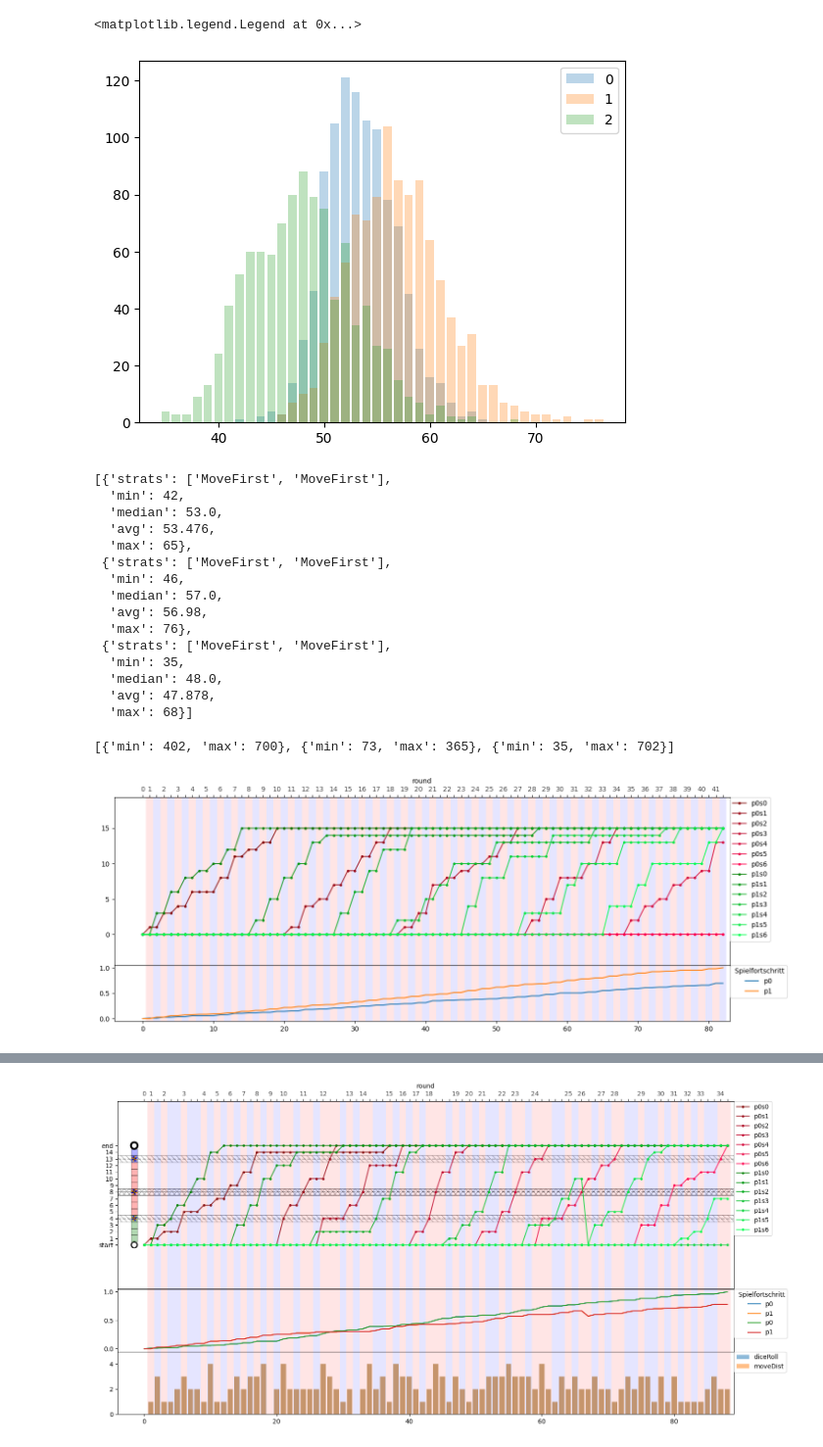
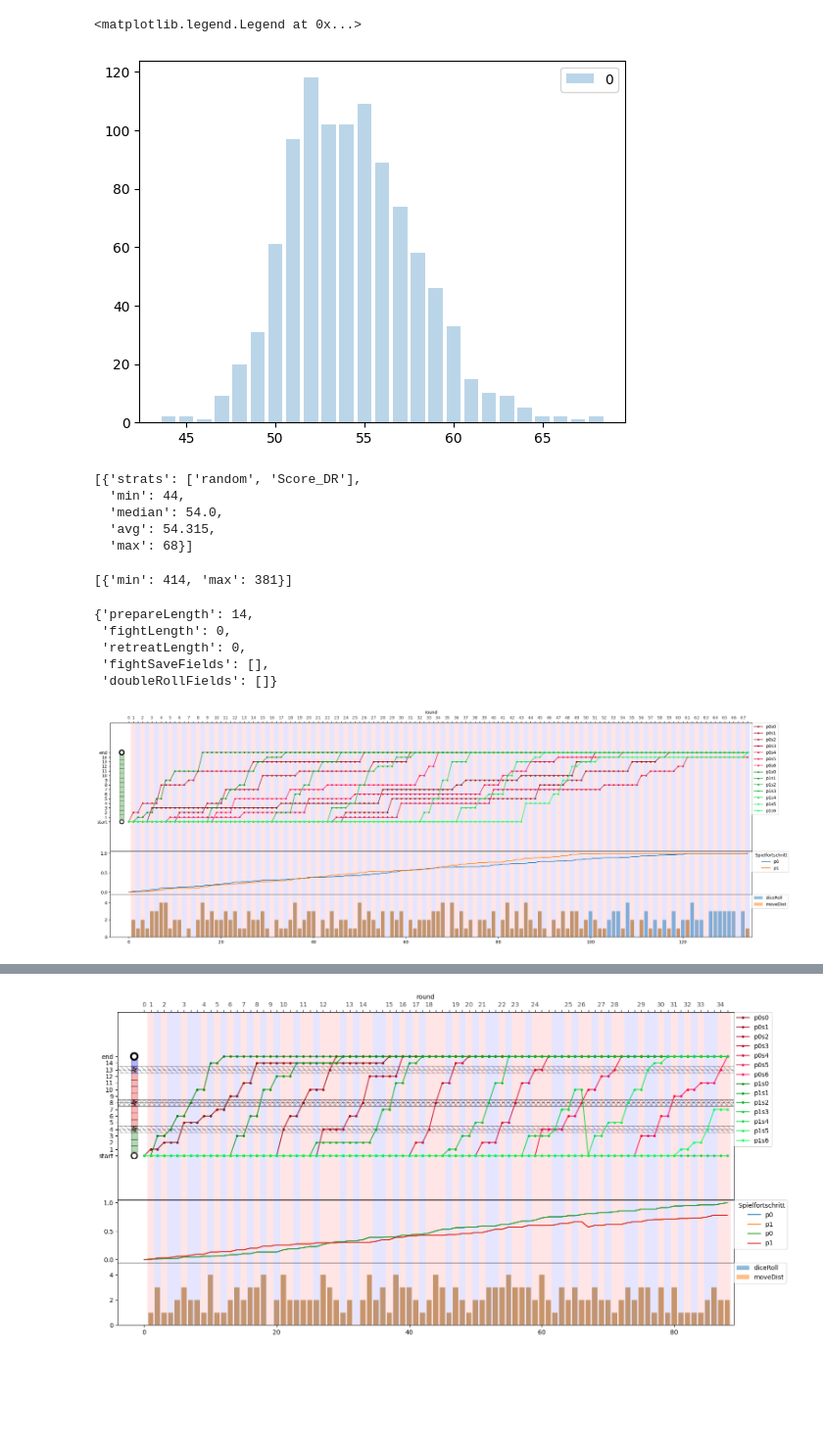
Before and after one commit to LukasWallisch/game-ur-analysis, a Jupyter notebook: src/tmp.ipynb, the cells around one changed output, grey strips where cells are left out. Shown at 98% size. Saved outputs shown, nothing was run; the diff lists cells and outputs as text; code cells hidden in the pictures; blank space fills up the shorter version.

```diff
--- a/src/tmp.ipynb
+++ b/src/tmp.ipynb
@@ -48,9 +48,9 @@ gs1 = GameSettings([p1, p2], md2, 4, 8, 2, [8], [4, 8, 13])
 #                    Dice.MultiD2Dice(4), 14, 0, 0, [], []) for s1 in strategies for s0 in strategies]
 
 
-gs = [GameSettings([Player(0, 7, Strategies.MoveFirstStrategy()), Player(1, 7, Strategies.MoveFirstStrategy())], Dice.MultiD2Dice(4), 14, 0, 0, [], []),
-      GameSettings([Player(0, 7, Strategies.MoveFirstStrategy()), Player(1, 7, Strategies.MoveFirstStrategy())], Dice.MultiD2Dice(4), 4, 8, 2, [], []),
-      GameSettings([Player(0, 7, Strategies.MoveFirstStrategy()), Player(1, 7, Strategies.MoveFirstStrategy())], Dice.MultiD2Dice(4), 4, 8, 2, [8], [4,8,13]),
+gs = [GameSettings([Player(0, 7, Strategies.RandomStrategy()), Player(1, 7, Strategies.ScoreThrowOpponentStrategy())], Dice.MultiD2Dice(4), 4, 8, 2, [8], [4, 8, 13]),
+      # GameSettings([Player(0, 7, Strategies.MoveFirstStrategy()), Player(1, 7, Strategies.MoveFirstStrategy())], Dice.MultiD2Dice(4), 4, 8, 2, [], []),
+      # GameSettings([Player(0, 7, Strategies.MoveFirstStrategy()), Player(1, 7, Strategies.MoveFirstStrategy())], Dice.MultiD2Dice(4), 4, 8, 2, [8], [4,8,13]),
 ]
 
 # gs = [GameSettings([Player(0, 7, Strategies.MoveFirstStrategy()), Player(1, 7, Strategies.MoveFirstStrategy())], Dice.MultiD2Dice(4), 4, 8, 2, [8], [4,8,13]),
@@ -85,5 +85,5 @@ g.getStonesHistory()
  'dice': <src.gameSimulation.Dice.MultiD2Dice at 0x...>,
  'gameSettings': <src.gameSimulation.GameSettings.GameSettings at 0x...>}
 # %%
-h=Multirun.multirun(10000,1,gs)
+h=Multirun.multirun(1000,1,gs,False)
 # %% [output]
@@ -130,5 +116,5 @@ gl
 # %%
-gl = [[x["gameLength"] for x in h_] for h_ in h]
+gl = [[x["gameLength"] for x in h_["history"]] for h_ in h]
 gl_stacked = [[(i,gl_.count(i)) for i in range(np.min(gl_),np.max(gl_)+1)] for gl_ in gl]
 
 gl_stacked
@@ -160,24 +146,14 @@ for i,gl_stacked_ in enumerate(gl_stacked):
 plt.legend()
 # %% [output]
 <matplotlib.legend.Legend at 0x...>
-[figure, old version]
+[figure, new version]
 # %%
 [{"strats":[s.getName() for s in gs[i].getStrategies()],"min":np.min(gl_),"median":np.median(gl_),"avg":np.average(gl_),"max":np.max(gl_)} for i,gl_ in enumerate(gl)]
 # %% [output]
-[{'strats': ['MoveFirst', 'MoveFirst'],
-  'min': 42,
-  'median': 53.0,
-  'avg': 53.476,
-  'max': 65},
- {'strats': ['MoveFirst', 'MoveFirst'],
-  'min': 46,
-  'median': 57.0,
-  'avg': 56.98,
-  'max': 76},
- {'strats': ['MoveFirst', 'MoveFirst'],
-  'min': 35,
-  'median': 48.0,
-  'avg': 47.878,
+[{'strats': ['random', 'Score_DR'],
+  'min': 44,
+  'median': 54.0,
+  'avg': 54.315,
   'max': 68}]
 # %%
 
@@ -186,10 +162,10 @@ interestingGames= [{"min": gl_.index(np.min(gl_)),
  "max": gl_.index(np.max(gl_))} for gl_ in gl]
 interestingGames
 # %% [output]
-[{'min': 402, 'max': 700}, {'min': 73, 'max': 365}, {'min': 35, 'max': 702}]
+[{'min': 414, 'max': 381}]
 # %%
 
-def drawGame(currGame, singleGraph=False, showDiceRoll=True, showProgress=True):
+def drawGame(currGame,gs:GameSettings, singleGraph=False, showDiceRoll=True, showProgress=True):
     stepWidth = 0.2
     stepLineOcc = 0.1
 
@@ -213,10 +189,9 @@ def drawGame(currGame, singleGraph=False, showDiceRoll=True, showProgress=True):
 
     for a in ax[:-2]:
 
-        gbd.makeGameboardDisplay( a,
-            *list(currGame["gameSettings"].getFieldsSettings().values()), xoff=2)
+        gbd.makeGameboardDisplay( a, *list(gs.getFieldsSettings().values()), xoff=2)
         a.set_yticks(range(0, 16), ["start"]+list(range(1, 15))+["end"])
-        for drf in currGame["gameSettings"].getDoubleRollFields():
+        for drf in gs.getDoubleRollFields():
             a.axhline(drf, color=(0, 0, 0, 0.3),  ls='--')
 
     for a in ax:
@@ -292,10 +267,23 @@ def drawGame(currGame, singleGraph=False, showDiceRoll=True, showProgress=True):
     # axHisty.hist(currGame["history"]["moveDist"],orientation='horizontal')
     # currGame["history"]["roundID"]
     # fig.tight_layout()
+# %%
+lengthCase = "min"
+historyID = 0
+currGame = h[historyID]["history"][interestingGames[historyID][lengthCase]]
+gs = h[historyID]["gs"]
+# drawGame(currGame, True,False,True)
+gs.getFieldsSettings()
+# %% [output]
+{'prepareLength': 14,
+ 'fightLength': 0,
+ 'retreatLength': 0,
+ 'fightSaveFields': [],
+ 'doubleRollFields': []}
 # %%
-lengthCase = "min"
+lengthCase = "max"
 historyID = 0
-currGame = h[historyID][interestingGames[historyID][lengthCase]]
-drawGame(currGame, True,False,True)
+currGame = h[historyID]["history"][interestingGames[historyID][lengthCase]]
+drawGame(currGame, True)
 # %% [output]
-[figure, old version]
+[figure, new version]
```
Also changed, not shown: parts of 5 cells of this notebook, 6 other files.
